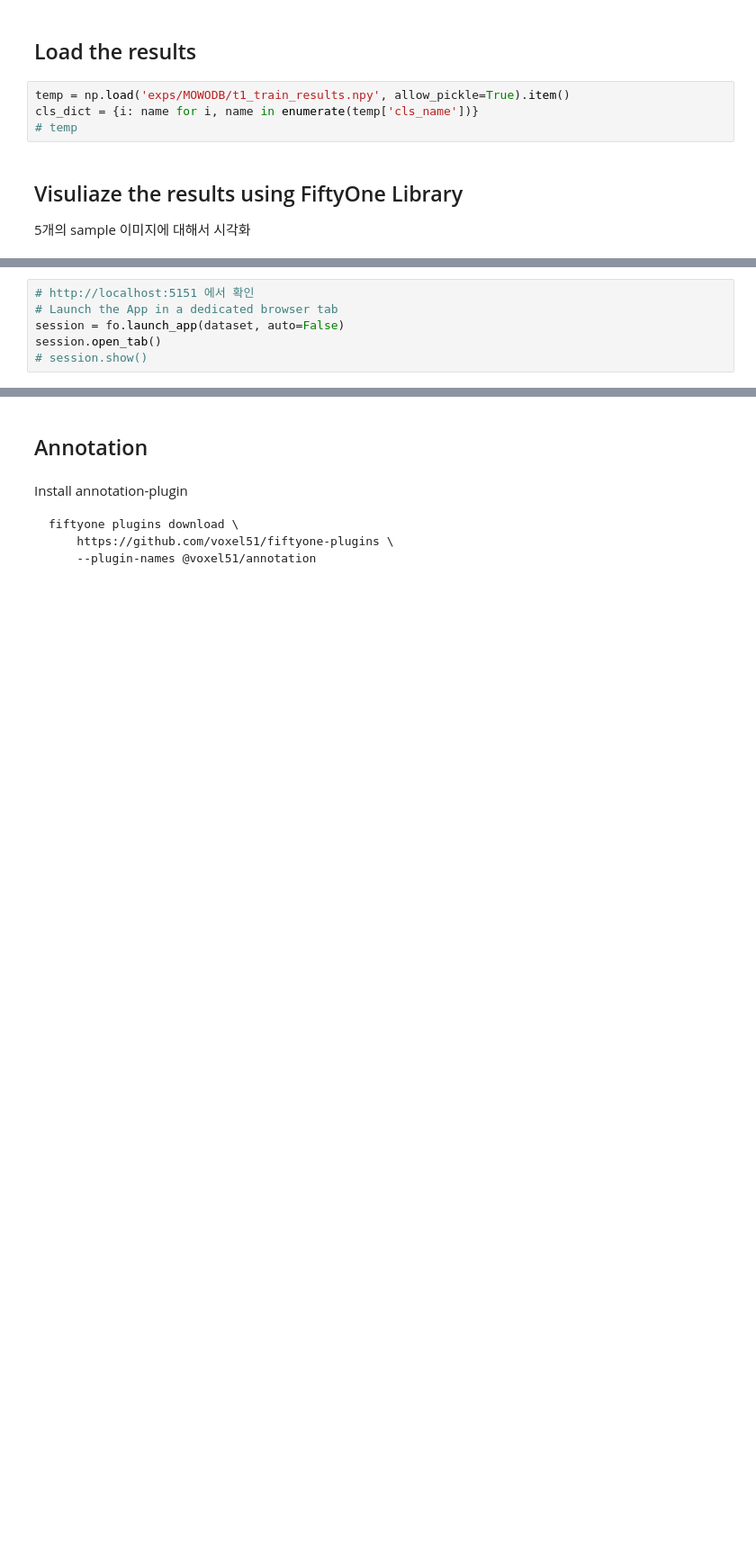
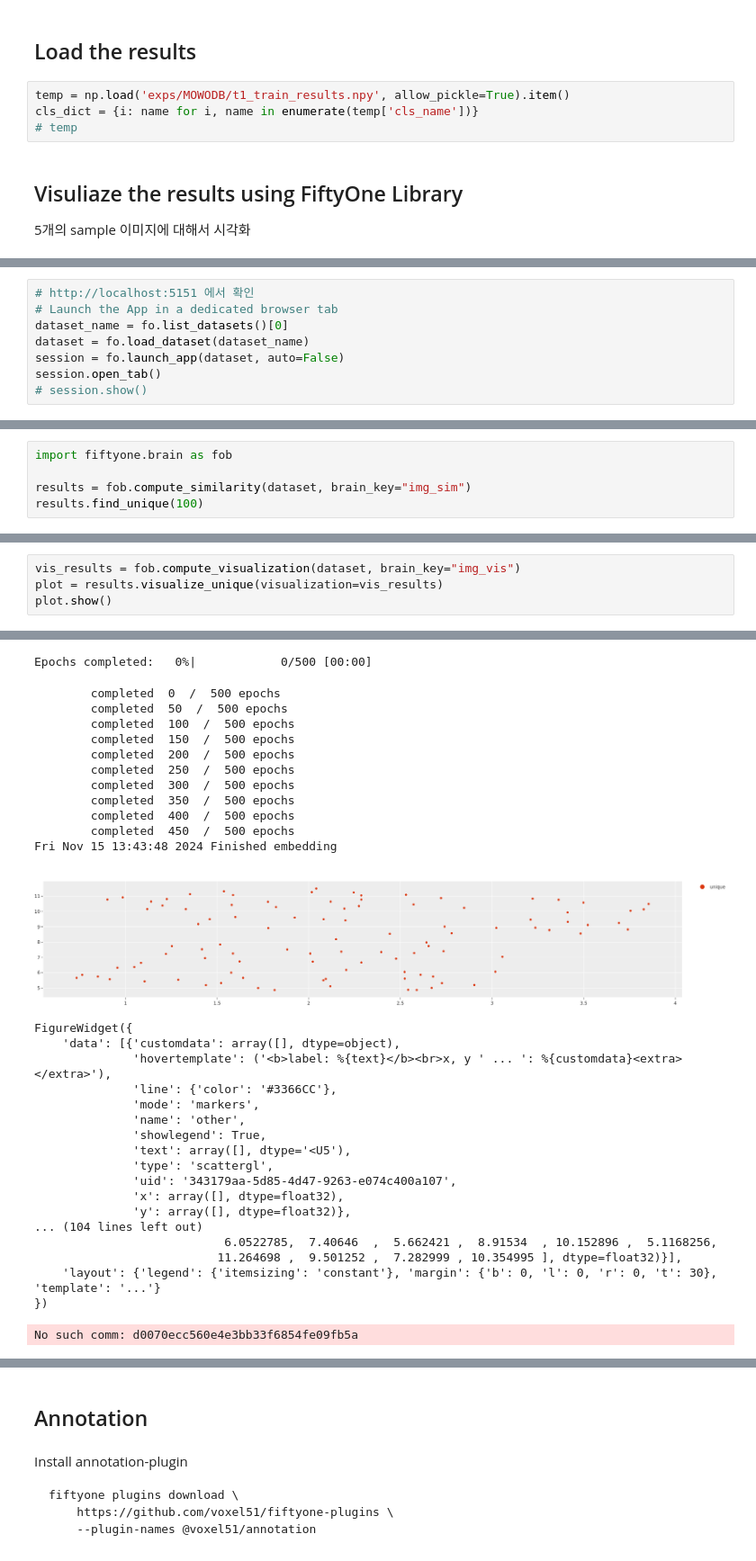
Before and after one commit to cngusckd/PROB, a Jupyter notebook: wslim-demo-fiftyone.ipynb, the cells around one changed output, grey strips where cells are left out. Shown: that part at 90% size. Saved outputs shown, nothing was run; the diff lists cells and outputs as text; blank space fills up the shorter version.

```diff
--- a/wslim-demo-fiftyone.ipynb
+++ b/wslim-demo-fiftyone.ipynb
@@ -380,6 +502,8 @@ fo.list_datasets()
 # %%
 # http://localhost:5151 에서 확인
 # Launch the App in a dedicated browser tab
+dataset_name = fo.list_datasets()[0]
+dataset = fo.load_dataset(dataset_name)
 session = fo.launch_app(dataset, auto=False)
 session.open_tab()
 # session.show()
@@ -388,0 +514,5 @@ Session launched. Run `session.show()` to open the App in a cell output.
+# %%
+import fiftyone.brain as fob
+
+results = fob.compute_similarity(dataset, brain_key="img_sim")
+results.find_unique(100)
@@ -388,0 +524,5 @@ Session launched. Run `session.show()` to open the App in a cell output.
+# %%
+vis_results = fob.compute_visualization(dataset, brain_key="img_vis")
+plot = results.visualize_unique(visualization=vis_results)
+plot.show()
+# %% [output]
@@ -388,0 +536,31 @@ Session launched. Run `session.show()` to open the App in a cell output.
+Epochs completed:   0%|            0/500 [00:00]
+        completed  0  /  500 epochs
+        completed  50  /  500 epochs
+        completed  100  /  500 epochs
+        completed  150  /  500 epochs
+        completed  200  /  500 epochs
+        completed  250  /  500 epochs
+        completed  300  /  500 epochs
+        completed  350  /  500 epochs
+        completed  400  /  500 epochs
+        completed  450  /  500 epochs
+Fri Nov 15 13:43:48 2024 Finished embedding
+[figure, added]
+FigureWidget({
+    'data': [{'customdata': array([], dtype=object),
+              'hovertemplate': ('<b>label: %{text}</b><br>x, y ' ... ': %{customdata}<extra></extra>'),
+              'line': {'color': '#3366CC'},
+              'mode': 'markers',
+              'name': 'other',
+              'showlegend': True,
+              'text': array([], dtype='<U5'),
+              'type': 'scattergl',
+              'uid': '343179aa-5d85-4d47-9263-e074c400a107',
+              'x': array([], dtype=float32),
+              'y': array([], dtype=float32)},
+... (104 lines left out)
+                           6.0522785,  7.40646  ,  5.662421 ,  8.91534  , 10.152896 ,  5.1168256,
+                          11.264698 ,  9.501252 ,  7.282999 , 10.354995 ], dtype=float32)}],
+    'layout': {'legend': {'itemsizing': 'constant'}, 'margin': {'b': 0, 'l': 0, 'r': 0, 't': 30}, 'template': '...'}
+})
+No such comm: d0070ecc560e4e3bb33f6854fe09fb5a
```
Also changed, not shown: parts of 49 cells of this notebook.
